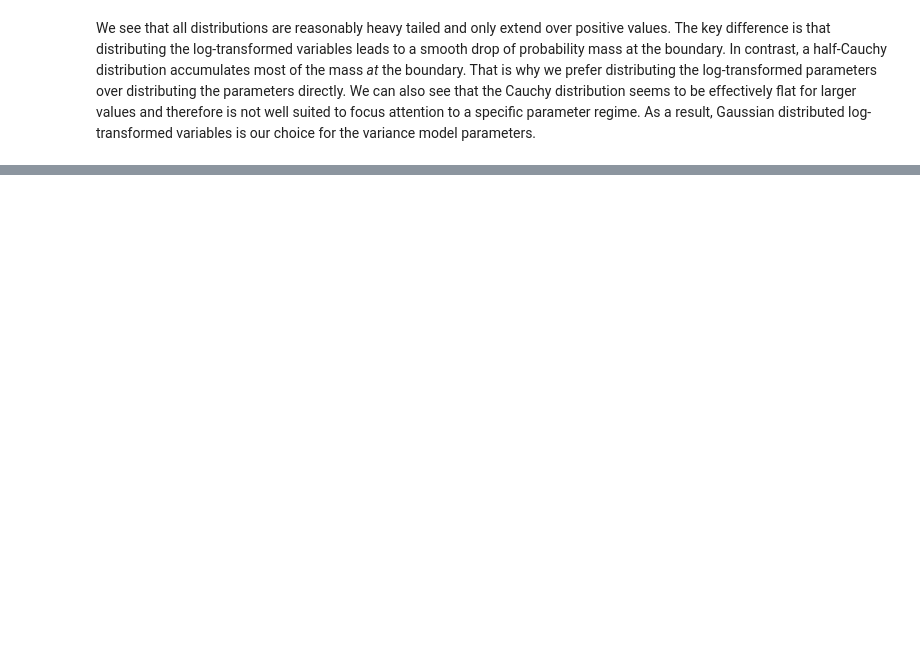
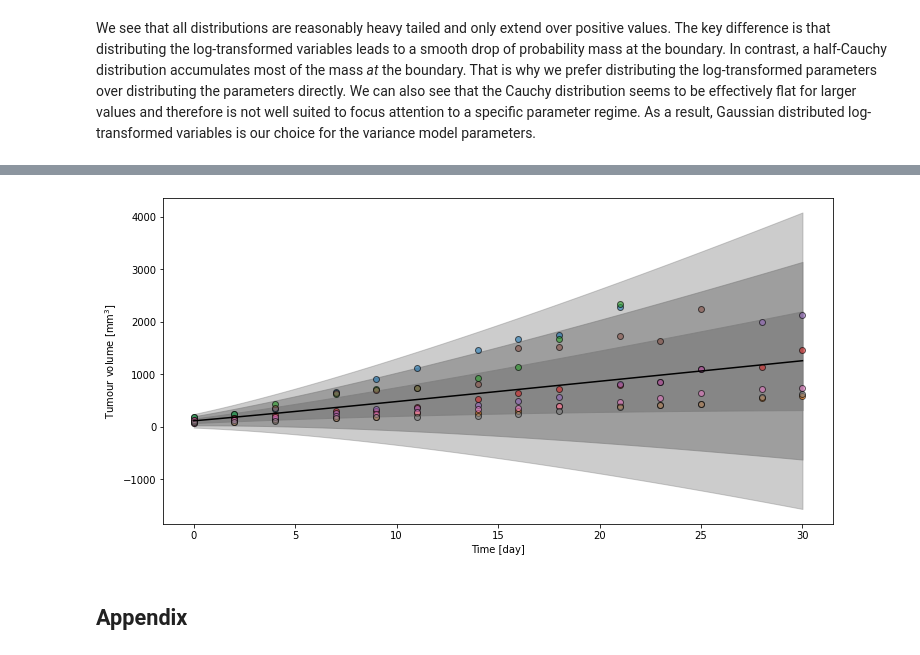
Before and after one commit to DavAug/ErlotinibGefitinib, a Jupyter notebook: control_growth_analysis.ipynb, the cells around one changed output, grey strips where cells are left out. Cells and saved outputs as stored; diff of their text form; code cells hidden in the pictures; blank space fills up the shorter version.

```diff
--- a/control_growth_analysis.ipynb
+++ b/control_growth_analysis.ipynb
@@ -1005,3 +1275,71 @@ This choice of hyperparameters for the prior for $b$ seems reasonable. It has mo
+# %%
+#
+# Visualise results.
+#
+
+import matplotlib.pyplot as plt
+
+
+# Create model
+model = Model()
+
+# Set times and parameters
+times = np.linspace(0, 30)
+parameters = estimates[:3]
+eta = estimates[-2]
+sigma = estimates[-1]
+
+# Simulate
+result = model.simulate(parameters, times)
+
+# Create figure
+fig = plt.figure(figsize=(12, 6))
+
+# Plot inferred model
+plt.plot(times, result, color='black', label='Model')
+
+# Plot 1, 2, 3 sigma intervals
+plt.fill_between(
+    x=times,
+    y1=result - sigma * result ** eta,
+    y2=result + sigma * result ** eta,
+    color='gray',
+    alpha=0.8,
+    label='68.3%')
+plt.fill_between(
+    x=times,
+    y1=result - 2 * sigma * result ** eta,
+    y2=result + 2 * sigma * result ** eta,
+    color='gray',
+    alpha=0.6,
+    label='95.4%')
+plt.fill_between(
+    x=times,
+    y1=result - 3 * sigma * result ** eta,
+    y2=result + 3 * sigma * result ** eta,
+    color='gray',
+    alpha=0.4,
+    label='99.8%')
+
+# Plot data from mice
+for ids in mouse_ids:
+    mouse_mask = lxf_data['#ID'] == ids
+    plt.scatter(
+        x=lxf_data[mouse_mask]['TIME in day'].to_numpy(),
+        y=lxf_data[mouse_mask]['TUMOUR VOLUME in mm^3'].to_numpy(),
+        label='Data mouse %d' % ids, edgecolors='black',
+        alpha=0.6)
+
+# X and Y label
+plt.xlabel('Time [day]')
+plt.ylabel(r'Tumour volume [mm$^3$]')
+
+
+plt.show()
+# %% [output]
+[figure, added]
+# %% [markdown]
+## Appendix
 # %% [markdown]
 ### How data shapes the posterior
 
```
Also changed, not shown: parts of 22 cells of this notebook, 4 other files.
